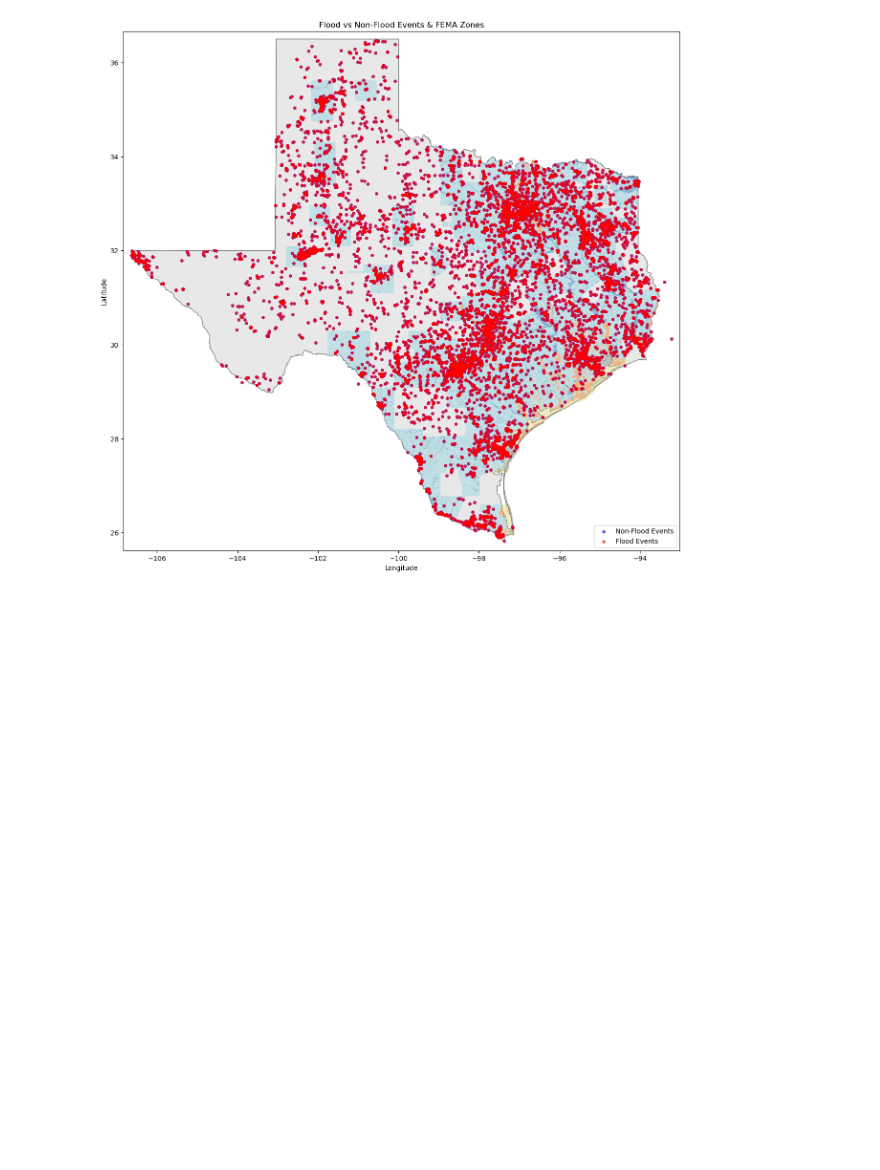
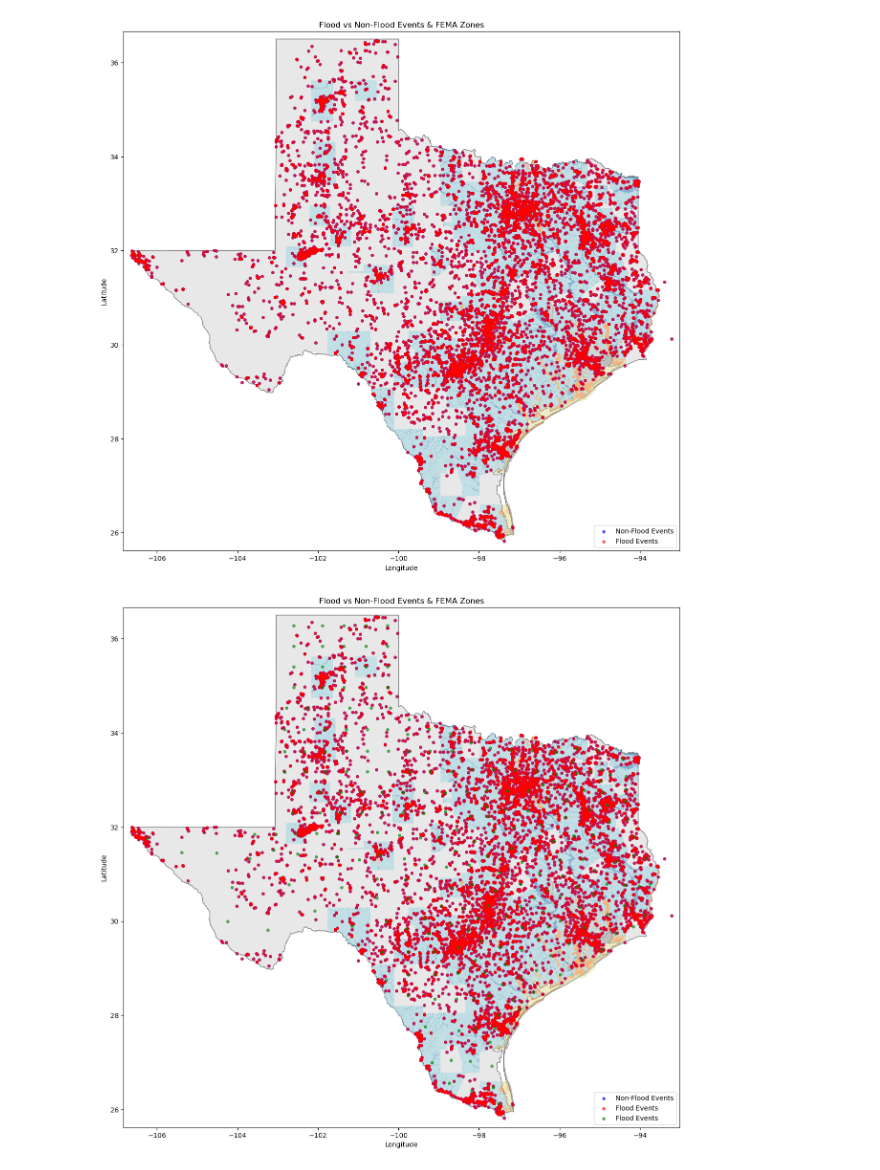
Before and after one commit to AnanthKothuri/GeospatialAIProject, a Jupyter notebook: DataExploration.ipynb, the cells around one changed output. Saved outputs shown, nothing was run; the diff lists cells and outputs as text; code cells hidden in the pictures; blank space fills up the shorter version.

Commit message:
Cleans county data

```diff
--- a/DataExploration.ipynb
+++ b/DataExploration.ipynb
@@ -10,9 +10,7 @@ pd.options.display.max_columns = None
 # Data Initialization
 flood_df = pd.read_csv('data/flooding_events_augmented.csv', dtype=str, keep_default_na=False)
 non_flood_df = pd.read_csv('data/non_flooding_events_normal_augmented.csv', dtype=str, keep_default_na=False)
-
-# Data engineering: Flood basin (based on lat/lon), Season
-#
+county_test_df = pd.read_csv('data/testing_county_data.csv', dtype=str, keep_default_na=False)
 # %%
 # Robust missing detector (so blanks like "", "NA", "null" count as missing)
 MISSING_TOKENS = {"", " ", "na", "n/a", "null", "none", "nan"}
@@ -305,6 +307,7 @@ def clean_data(df):
 # %%
 flood_df = clean_data(flood_df)
 non_flood_df = clean_data(non_flood_df)
+county_test_df = clean_data(county_test_df)
 # %%
 primary_rainy_months = [3, 4, 5]
 secondary_rainy_months = [9, 10]
@@ -314,6 +317,9 @@ flood_df['is_secondary_rain_season'] = flood_df['MONTH'].isin(secondary_rainy_mo
 
 non_flood_df['is_primary_rain_season'] = non_flood_df['MONTH'].isin(primary_rainy_months)
 non_flood_df['is_secondary_rain_season'] = non_flood_df['MONTH'].isin(secondary_rainy_months)
+
+county_test_df['is_primary_rain_season'] = county_test_df['MONTH'].isin(primary_rainy_months)
+county_test_df['is_secondary_rain_season'] = county_test_df['MONTH'].isin(secondary_rainy_months)
 # %%
 flood_df.head()
 # %% [output]
@@ -420,6 +387,50 @@ plt.show()
 3   33.08333  -97.13333         AE              True
 4   33.36667  -97.68333          X             False
 [figure]
+# %%
+usa_url = "https://eric.clst.org/assets/wiki/uploads/Stuff/gz_2010_us_040_00_5m.json"
+usa_gdf = gpd.read_file(usa_url)
+texas_map = usa_gdf[usa_gdf['NAME'] == 'Texas']
+
+gdf_flood_points = gpd.GeoDataFrame(
+    flood_df, geometry=[Point(xy) for xy in zip(flood_df['BEGIN_LON'], flood_df['BEGIN_LAT'])], crs="EPSG:4326"
+)
+gdf_non_flood_points = gpd.GeoDataFrame(
+    non_flood_df, geometry=[Point(xy) for xy in zip(non_flood_df['BEGIN_LON'], non_flood_df['BEGIN_LAT'])], crs="EPSG:4326"
+)
+gdf_county_centroids = gpd.GeoDataFrame(
+    county_test_df, geometry=[Point(xy) for xy in zip(county_test_df['BEGIN_LON'], county_test_df['BEGIN_LAT'])], crs="EPSG:4326"
+)
+
+fig, ax = plt.subplots(figsize=(15, 15))
+
+texas_map.plot(ax=ax, color='lightgrey', edgecolor='black', alpha=0.5)
+
+if not gdf_flood.empty:
+    gdf_flood.plot(ax=ax,
+                   column='FLD_ZONE',
+                   legend=True,
+                   legend_kwds={'title': "Flood Zones", 'loc': 'upper right'},
+                   alpha=0.5,
+                   cmap='tab20',
+                   edgecolor='none')
+
+gdf_non_flood_points.plot(ax=ax, color='blue', markersize=15, label='Non-Flood Events', alpha=0.6)
+gdf_flood_points.plot(ax=ax, color='red', markersize=15, label='Flood Events', alpha=0.6)
+gdf_county_centroids.plot(ax=ax, color='green', markersize=15, label='Flood Events', alpha=0.6)
+
+buffer = 0.2
+ax.set_xlim([minx - buffer, maxx + buffer])
+ax.set_ylim([miny - buffer, maxy + buffer])
+
+plt.title("Flood vs Non-Flood Events & FEMA Zones")
+plt.xlabel("Longitude")
+plt.ylabel("Latitude")
+plt.legend(loc='lower right')
+
+plt.show()
+# %% [output]
+[figure, added]
 # %%
 flood_df = pd.get_dummies(flood_df, columns=['Flood_Zone', 'Is_In_Floodplain'])
 non_flood_df = pd.get_dummies(non_flood_df, columns=['Flood_Zone', 'Is_In_Floodplain'])
```
Also changed, not shown: parts of 7 cells of this notebook, 2 other files.
